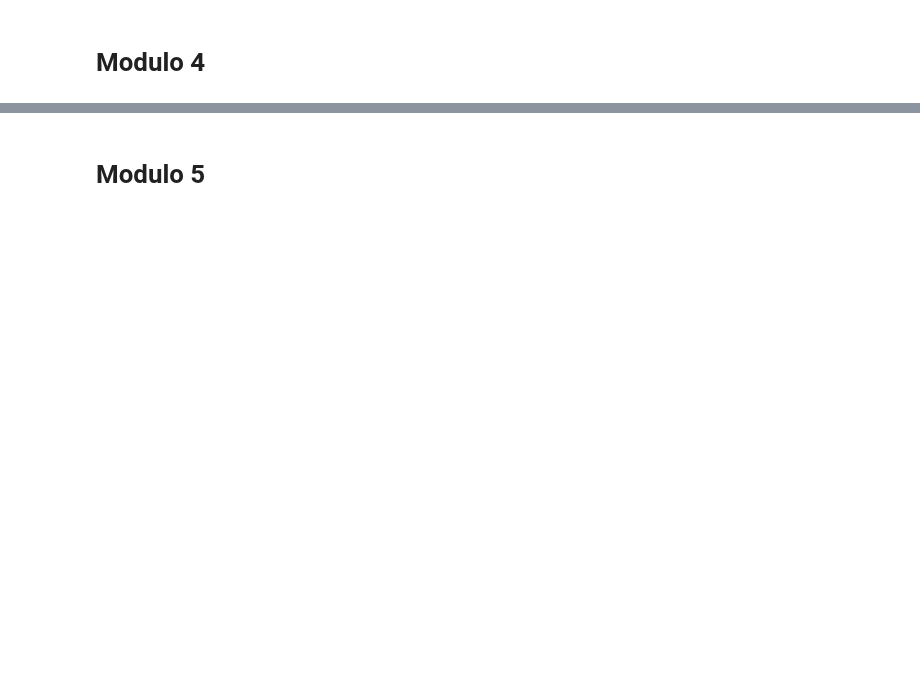
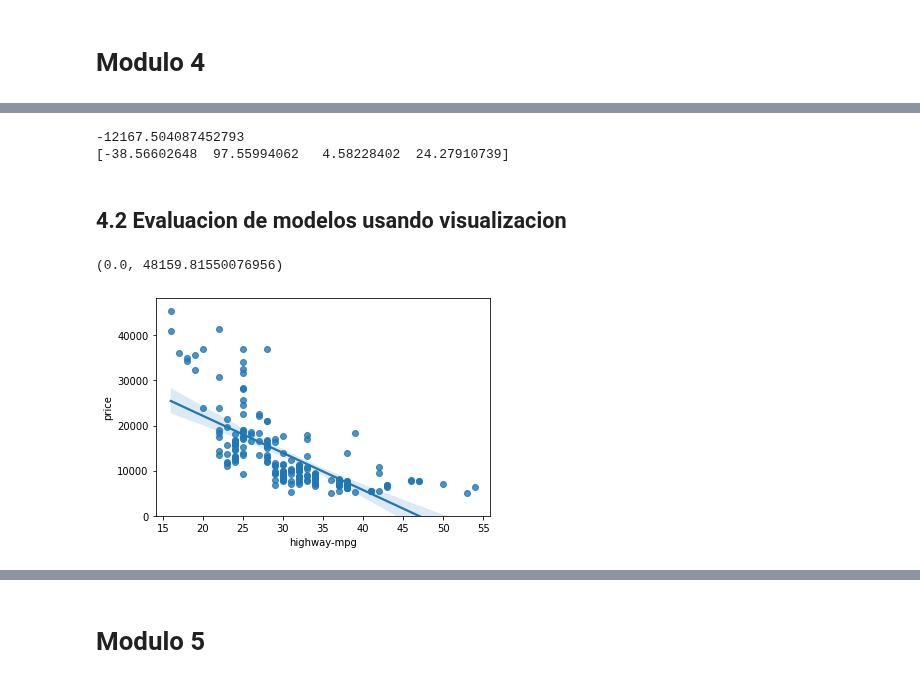
Before and after one commit to PosgradoMNA/actividades-de-aprendizaje-A01793108, a Jupyter notebook: IBM_DataAnalysisPython_A01793108.ipynb, the cells around one changed output, grey strips where cells are left out. Cells and saved outputs as stored; diff of their text form; code cells hidden in the pictures; blank space fills up the shorter version.

```diff
--- a/IBM_DataAnalysisPython_A01793108.ipynb
+++ b/IBM_DataAnalysisPython_A01793108.ipynb
@@ -945,0 +1034,14 @@ df[['body-style', 'price']].groupby('body-style', as_index = True).mean('price')
+# %%
+print(lmM.intercept_)
+print(lmM.coef_)
+# %% [output]
+-12167.504087452793
+[-38.56602648  97.55994062   4.58228402  24.27910739]
+# %% [markdown]
+## 4.2 Evaluacion de modelos usando visualizacion
+# %%
+sns.regplot(x = 'highway-mpg', y = 'price', data = df)
+plt.ylim(0,)
+# %% [output]
+(0.0, 48159.81550076956)
+[figure, added]
```
Also changed, not shown: parts of 26 cells of this notebook.
